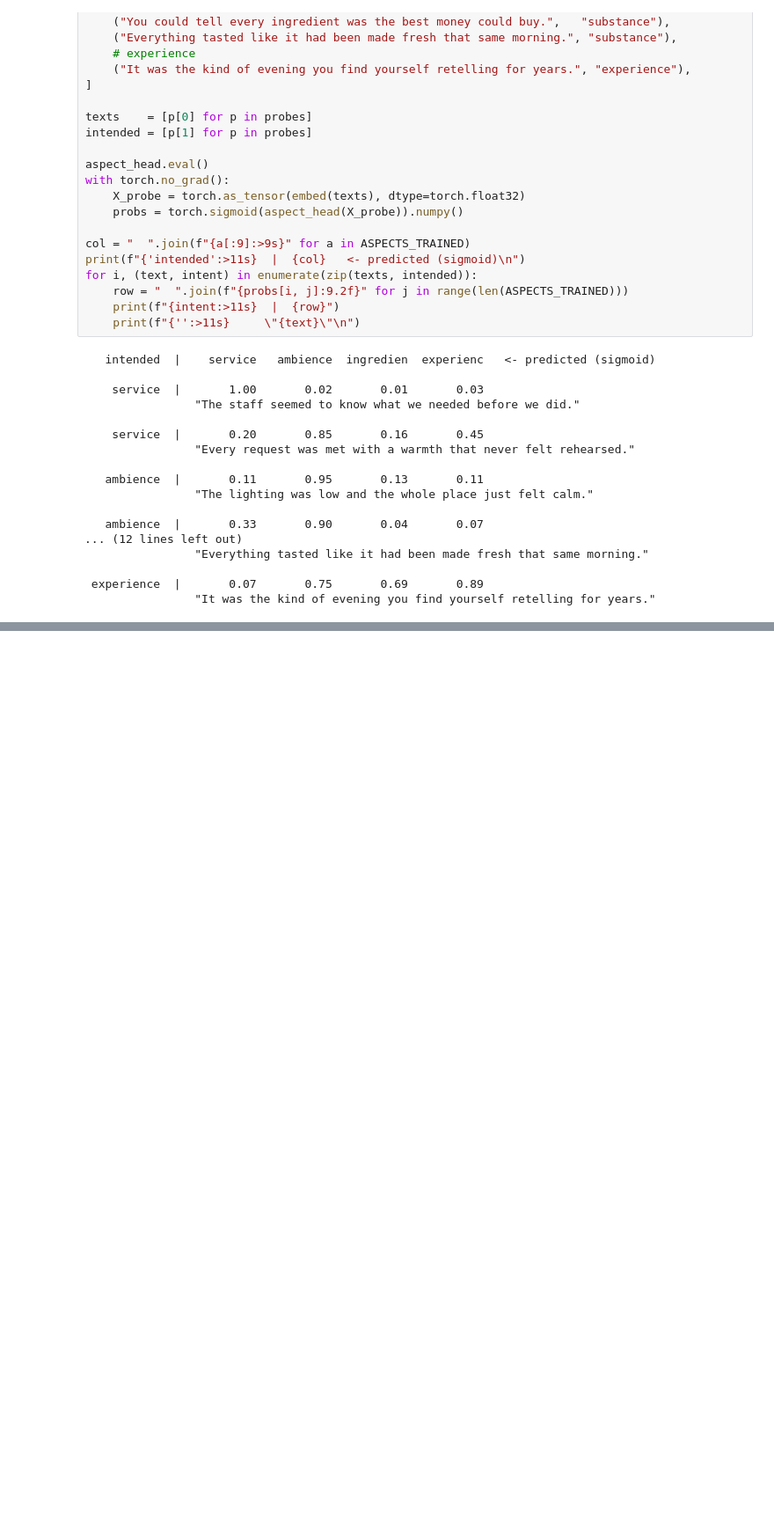
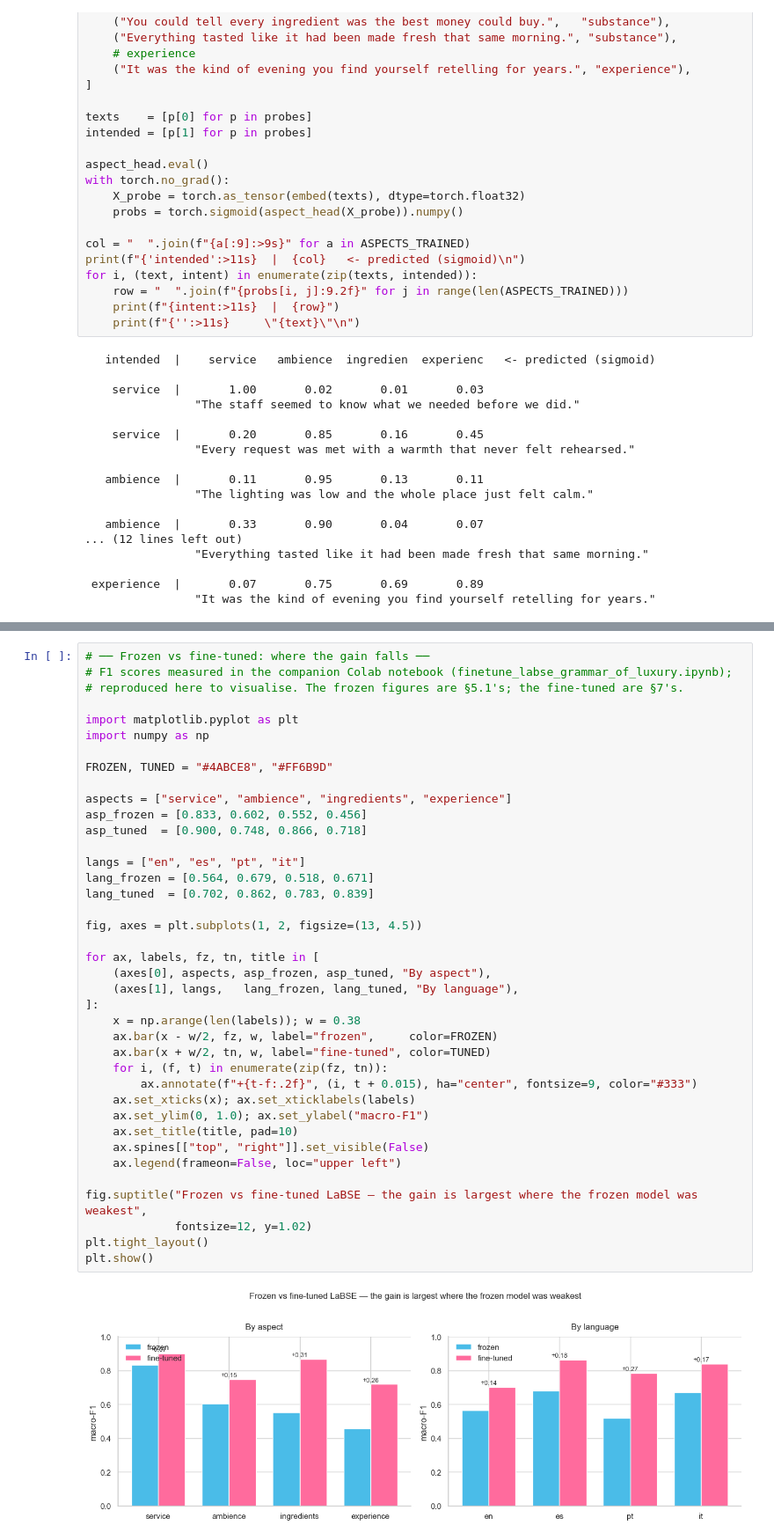
Before and after one commit to Gusti4ka/The-Grammar-of-Luxury, a Jupyter notebook: the-grammar-of-luxury.ipynb, the cells around one changed output, grey strips where cells are left out. Shown at 88% size. Cells and saved outputs as stored; diff of their text form; blank space fills up the shorter version.

Commit message:
7. The mechanism and the result of Fine-Tuning

```diff
--- a/the-grammar-of-luxury.ipynb
+++ b/the-grammar-of-luxury.ipynb
@@ -2139,0 +2173,41 @@ The fine-tuning was performed in a companion notebook, `finetune_labse_grammar_o
+# %%
+# ── Frozen vs fine-tuned: where the gain falls ──
+# F1 scores measured in the companion Colab notebook (finetune_labse_grammar_of_luxury.ipynb);
+# reproduced here to visualise. The frozen figures are §5.1's; the fine-tuned are §7's.
+
+import matplotlib.pyplot as plt
+import numpy as np
+
+FROZEN, TUNED = "#4ABCE8", "#FF6B9D"
+
+aspects = ["service", "ambience", "ingredients", "experience"]
+asp_frozen = [0.833, 0.602, 0.552, 0.456]
+asp_tuned  = [0.900, 0.748, 0.866, 0.718]
+
+langs = ["en", "es", "pt", "it"]
+lang_frozen = [0.564, 0.679, 0.518, 0.671]
+lang_tuned  = [0.702, 0.862, 0.783, 0.839]
+
+fig, axes = plt.subplots(1, 2, figsize=(13, 4.5))
+
+for ax, labels, fz, tn, title in [
+    (axes[0], aspects, asp_frozen, asp_tuned, "By aspect"),
+    (axes[1], langs,   lang_frozen, lang_tuned, "By language"),
+]:
+    x = np.arange(len(labels)); w = 0.38
+    ax.bar(x - w/2, fz, w, label="frozen",     color=FROZEN)
+    ax.bar(x + w/2, tn, w, label="fine-tuned", color=TUNED)
+    for i, (f, t) in enumerate(zip(fz, tn)):
+        ax.annotate(f"+{t-f:.2f}", (i, t + 0.015), ha="center", fontsize=9, color="#333")
+    ax.set_xticks(x); ax.set_xticklabels(labels)
+    ax.set_ylim(0, 1.0); ax.set_ylabel("macro-F1")
+    ax.set_title(title, pad=10)
+    ax.spines[["top", "right"]].set_visible(False)
+    ax.legend(frameon=False, loc="upper left")
+
+fig.suptitle("Frozen vs fine-tuned LaBSE — the gain is largest where the frozen model was weakest",
+             fontsize=12, y=1.02)
+plt.tight_layout()
+plt.show()
+# %% [output]
+[figure, added]
```
Also changed, not shown: parts of 11 cells of this notebook.
